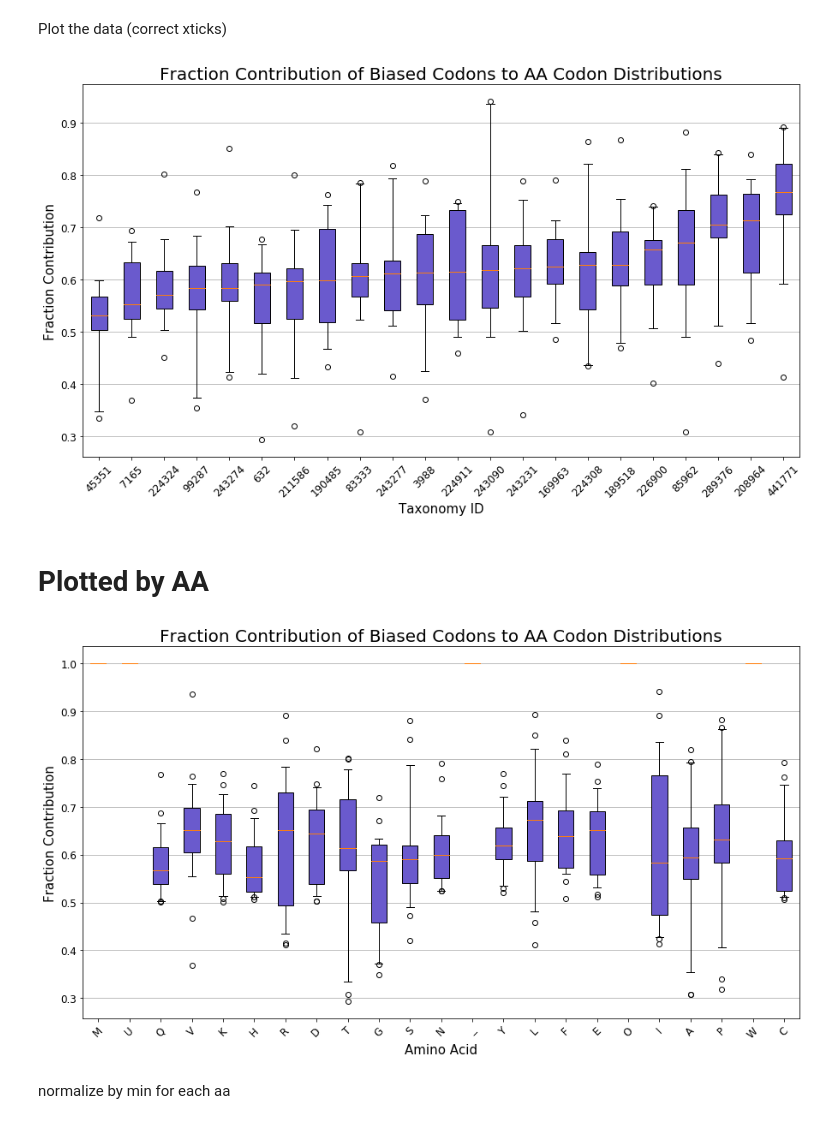
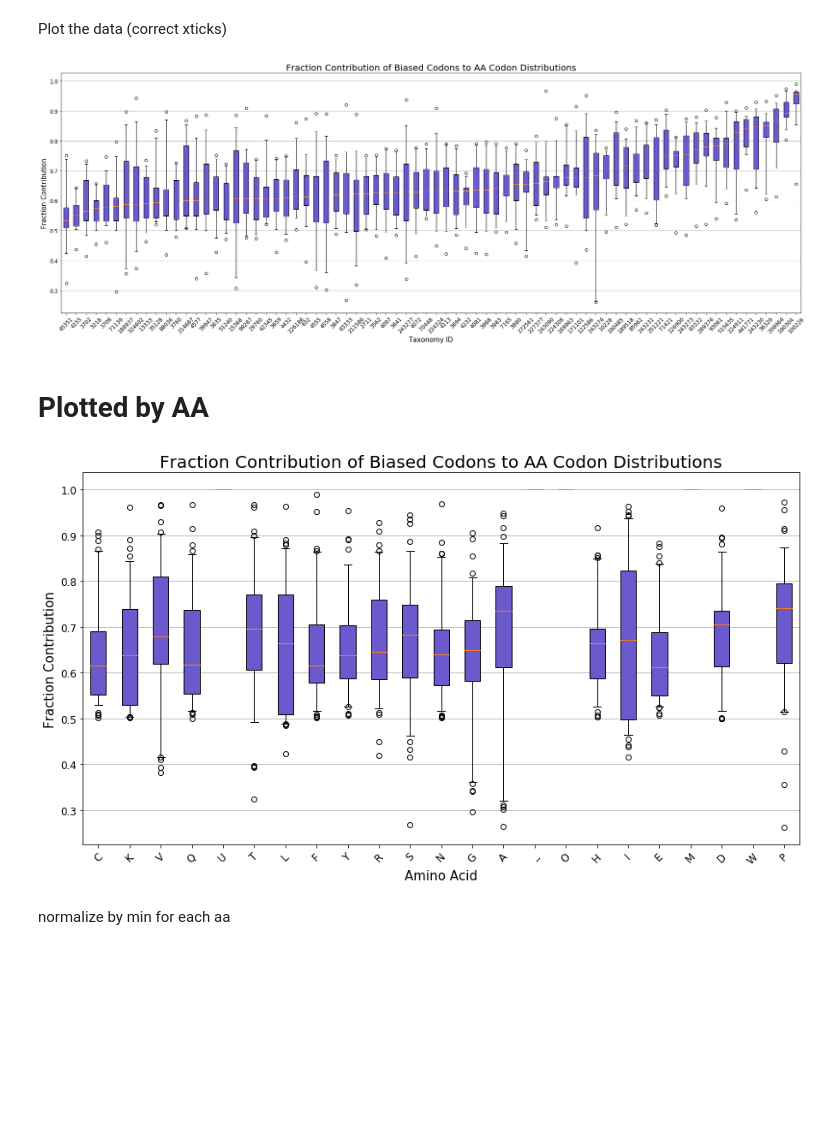
Before and after one commit to Fritos121/Codon-Usage-IDRs, a Jupyter notebook: plot_org_bias.ipynb, the cells around one changed output. Saved outputs shown, nothing was run; the diff lists cells and outputs as text; code cells hidden in the pictures; blank space fills up the shorter version.

Commit message:
rerun with new source orgs

```diff
--- a/plot_org_bias.ipynb
+++ b/plot_org_bias.ipynb
@@ -65,18 +62,0 @@ Plot the data. (incorrect xticks)
-# %%
-data = [list(dict.values()) for id, dict in org_aa_bias]
-data = [[v for v in lst if v != 1.0] for lst in data]
-data = sorted(data, key = np.median)
-
-plt.figure(figsize=(15, 8))
-plt.grid(True, axis='y')
-
-boxplot = plt.boxplot(data, patch_artist=True, whis=[5, 95]) #, showfliers=False)
-plt.xticks(range(1, len(org_aa_bias)+1), [tax_id for tax_id, _ in org_aa_bias], rotation=45, fontsize=12)
-plt.yticks(fontsize=12)
-plt.ylabel('Fraction Contribution', fontsize=15)
-plt.xlabel('Taxonomy ID', fontsize=15)
-plt.title('Fraction Contribution of Biased Codons to AA Codon Distributions', fontsize=20)
-
-colors = ['slateblue']*len(org_aa_bias)
-for patch, color in zip(boxplot['boxes'], colors):
-    patch.set_facecolor(color)
@@ -87,23 +65,25 @@ Plot the data (correct xticks)
 # %%
 data = [(id, list(dict.values())) for id, dict in org_aa_bias]
 data = [(id, [v for v in lst if v != 1.0]) for id, lst in data]
 data.sort(key = lambda x: np.median(x[1]))
 
-plt.figure(figsize=(15, 8))
+plt.figure(figsize=(30, 10))
 plt.grid(True, axis='y')
 
 boxplot = plt.boxplot([x[1] for x in data], patch_artist=True, whis=[5, 95]) #, showfliers=False)
 plt.xticks(range(1, len(data)+1), [x[0] for x in data], rotation=45, fontsize=12)
 plt.yticks(fontsize=12)
 plt.ylabel('Fraction Contribution', fontsize=15)
 plt.xlabel('Taxonomy ID', fontsize=15)
 plt.title('Fraction Contribution of Biased Codons to AA Codon Distributions', fontsize=20)
 
 colors = ['slateblue']*len(org_aa_bias)
 for patch, color in zip(boxplot['boxes'], colors):
     patch.set_facecolor(color)
+
+plt.savefig(r'D:\Orthologs\Source_Org_Codon_Dist')
 # %% [output]
-[figure, old version]
+[figure, new version]
 # %% [markdown]
 # Plotted by AA
 # %%
@@ -129,7 +109,7 @@ colors = ['slateblue']*len(data)
 for patch, color in zip(boxplot['boxes'], colors):
     patch.set_facecolor(color)
 # %% [output]
-[figure, old version]
+[figure, new version]
 # %% [markdown]
 normalize by min for each aa
 # %%
```
Also changed, not shown: parts of 3 cells of this notebook.
